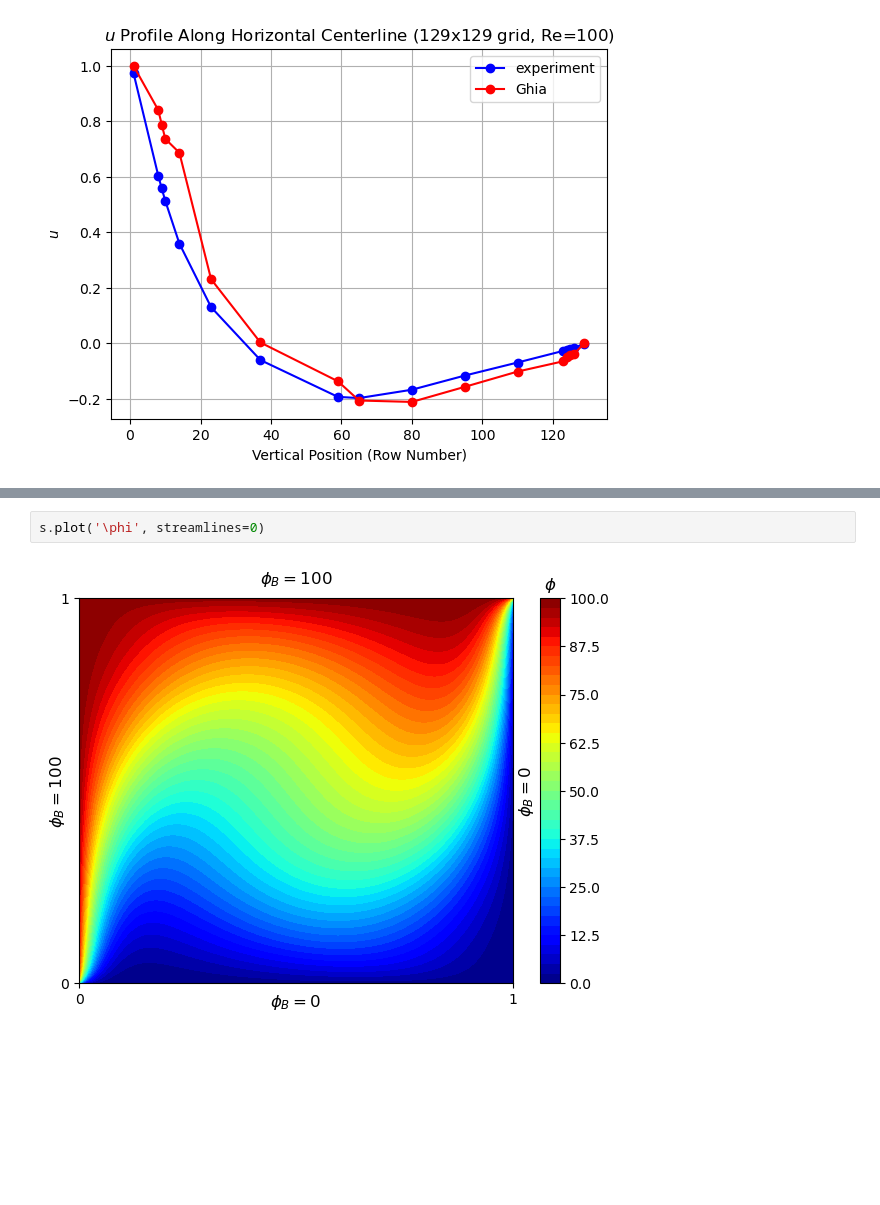
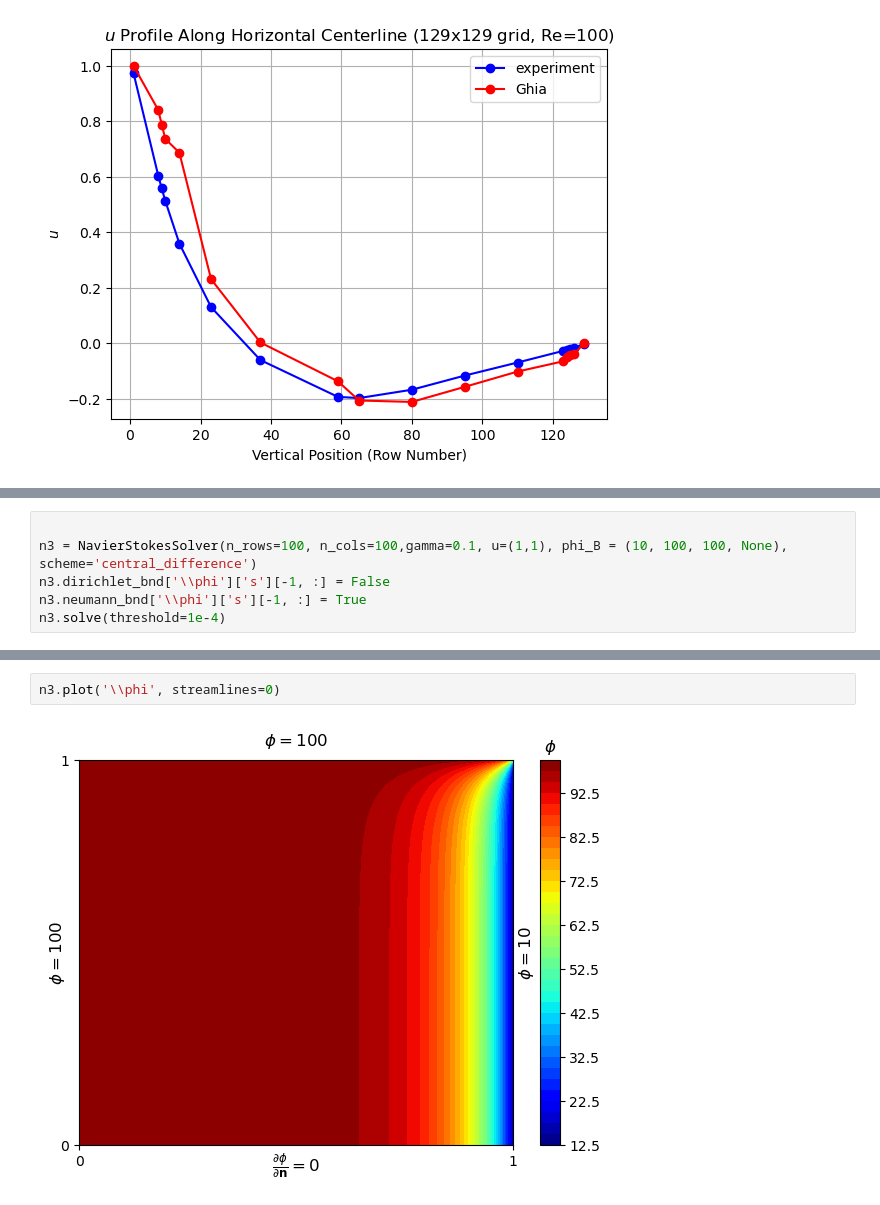
Before and after one commit to cl0udsw1tch/NavierStokesSolver, a Jupyter notebook: test.ipynb, the cells around one changed output, grey strips where cells are left out. Saved outputs shown, nothing was run; the diff lists cells and outputs as text; blank space fills up the shorter version.

```diff
--- a/test.ipynb
+++ b/test.ipynb
@@ -1449,0 +1265,6 @@ s.solve(solveSparse=True, threshold=5e-2)
+# %%
+
+n3 = NavierStokesSolver(n_rows=100, n_cols=100,gamma=0.1, u=(1,1), phi_B = (10, 100, 100, None), scheme='central_difference')
+n3.dirichlet_bnd['\\phi']['s'][-1, :] = False
+n3.neumann_bnd['\\phi']['s'][-1, :] = True
+n3.solve(threshold=1e-4)
@@ -1450,4 +1284,4 @@ s.solve(solveSparse=True, threshold=5e-2)
 # %%
-s.plot('\phi', streamlines=0)
+n3.plot('\\phi', streamlines=0)
 # %% [output]
-[figure, old version]
+[figure, new version]
```
Also changed, not shown: parts of 41 cells of this notebook, 1 other file.
